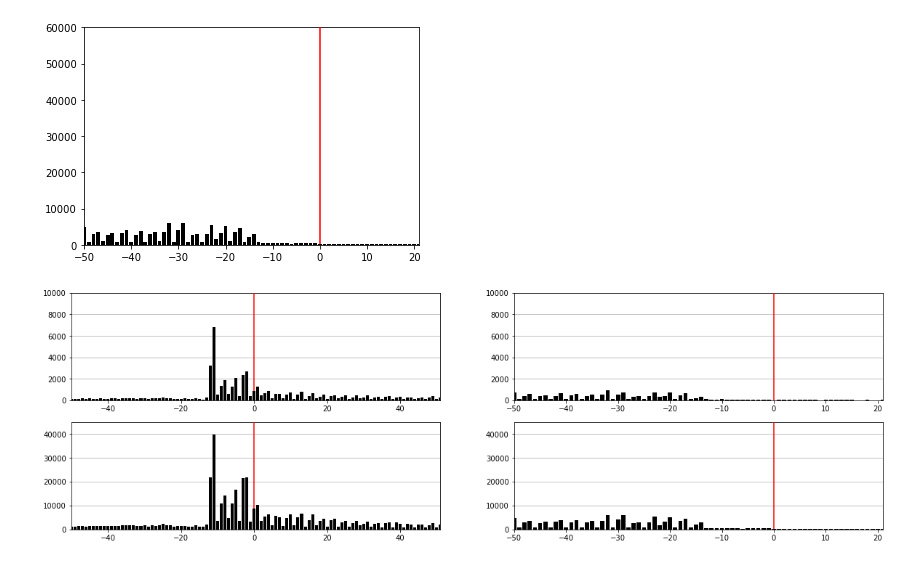
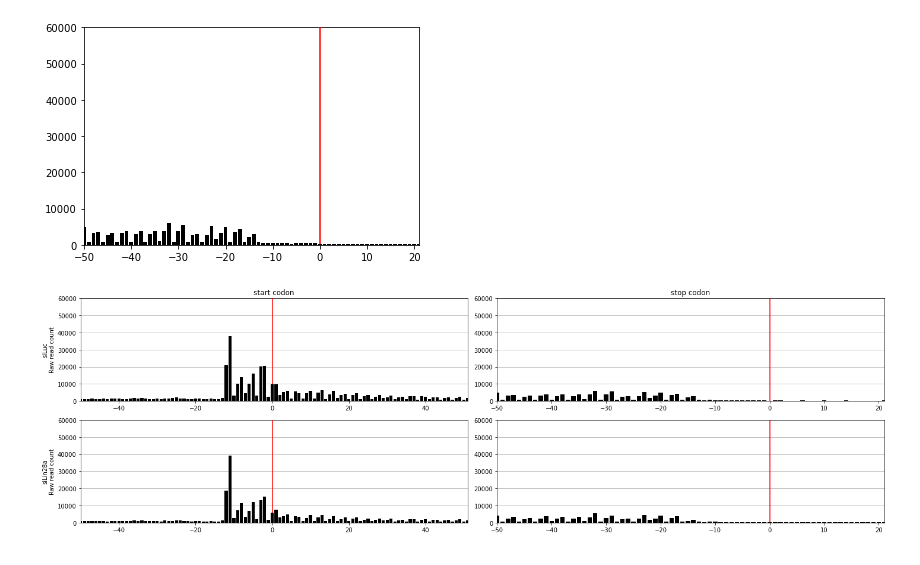
Before and after one commit to kangjunseo/Bioinformatics, a Jupyter notebook: QBioLab_Internship/Mission3.ipynb, the cells around one changed output. Drawn from its saved outputs; the diff is of its cells as text; code cells hidden in the pictures.

```diff
--- a/QBioLab_Internship/Mission3.ipynb
+++ b/QBioLab_Internship/Mission3.ipynb
@@ -497,0 +500,4 @@ full_filter_df
+# %%
+full_filter_df = pd.read_csv('siLin28a2.csv',sep='\t')
+full_filter_df = full_filter_df.drop(['Unnamed: 0'], axis=1)
+full_filter_df.head()
@@ -560,7 +573,7 @@ plt.ylim(0,12000)
 # %%
 chunksize = 10**5
 siLuc = pd.DataFrame()
-for cnt, chunk in enumerate(pd.read_csv("alignment/RPF_siLuc/Aligned.out.sam", header=142443, sep='\t', chunksize=chunksize)):
+for cnt, chunk in enumerate(pd.read_csv("alignment/RPF_siLuc2/Aligned.out.sam", header=142443, sep='\t', chunksize=chunksize)):
     chunk_list = []
 
     for i in range(len(chunk)):
@@ -691,32 +704,38 @@ plt.ylim(0,60000)
 # %%
 f = plt.figure(figsize=(20,6))
 ax1 = f.add_subplot(221)
 ax2 = f.add_subplot(222)
 ax3 = f.add_subplot(223)
 ax4 = f.add_subplot(224)
 
-ax1.bar(list(map(int, start_c.index)), list(map(int, start_c.values)), color='k', zorder=10)
+ax1.bar(list(map(int, siL_st.index)), list(map(int, siL_st.values)), color='k', zorder=10)
 ax1.axvline(0, color='r', zorder=5)
 ax1.set_xlim(-50,51)
-ax1.set_ylim(0,10000)
+ax1.set_ylim(0,60000)
 ax1.grid(axis='y')
+ax1.set_title("start codon")
+ax1.set_ylabel("siLuc\nRaw read count")
 
-ax2.bar(list(map(int, stop_c.index)), list(map(int, stop_c.values)), color='k', zorder=10)
+ax2.bar(list(map(int, siL_sp.index)), list(map(int, siL_sp.values)), color='k', zorder=10)
 ax2.axvline(0, color='r', zorder=5)
 ax2.set_xlim(-50,21)
-ax2.set_ylim(0,10000)
+ax2.set_ylim(0,60000)
 ax2.grid(axis='y')
+ax2.set_title("stop codon")
 
-ax3.bar(list(map(int, siL_st.index)), list(map(int, siL_st.values)), color='k', zorder=10)
+ax3.bar(list(map(int, start_c.index)), list(map(int, start_c.values)), color='k', zorder=10)
 ax3.axvline(0, color='r', zorder=5)
 ax3.set_xlim(-50,51)
-ax3.set_ylim(0,45000)
+ax3.set_ylim(0,60000)
 ax3.grid(axis='y')
+ax3.set_ylabel("siLin28a\nRaw read count")
 
-ax4.bar(list(map(int, siL_sp.index)), list(map(int, siL_sp.values)), color='k', zorder=10)
+ax4.bar(list(map(int, stop_c.index)), list(map(int, stop_c.values)), color='k', zorder=10)
 ax4.axvline(0, color='r', zorder=5)
 ax4.set_xlim(-50,21)
-ax4.set_ylim(0,45000)
+ax4.set_ylim(0,60000)
 ax4.grid(axis='y')
+
+plt.tight_layout()
 # %% [output]
-[figure, old version]
+[figure, new version]
```
Also changed, not shown: parts of 23 cells of this notebook.
